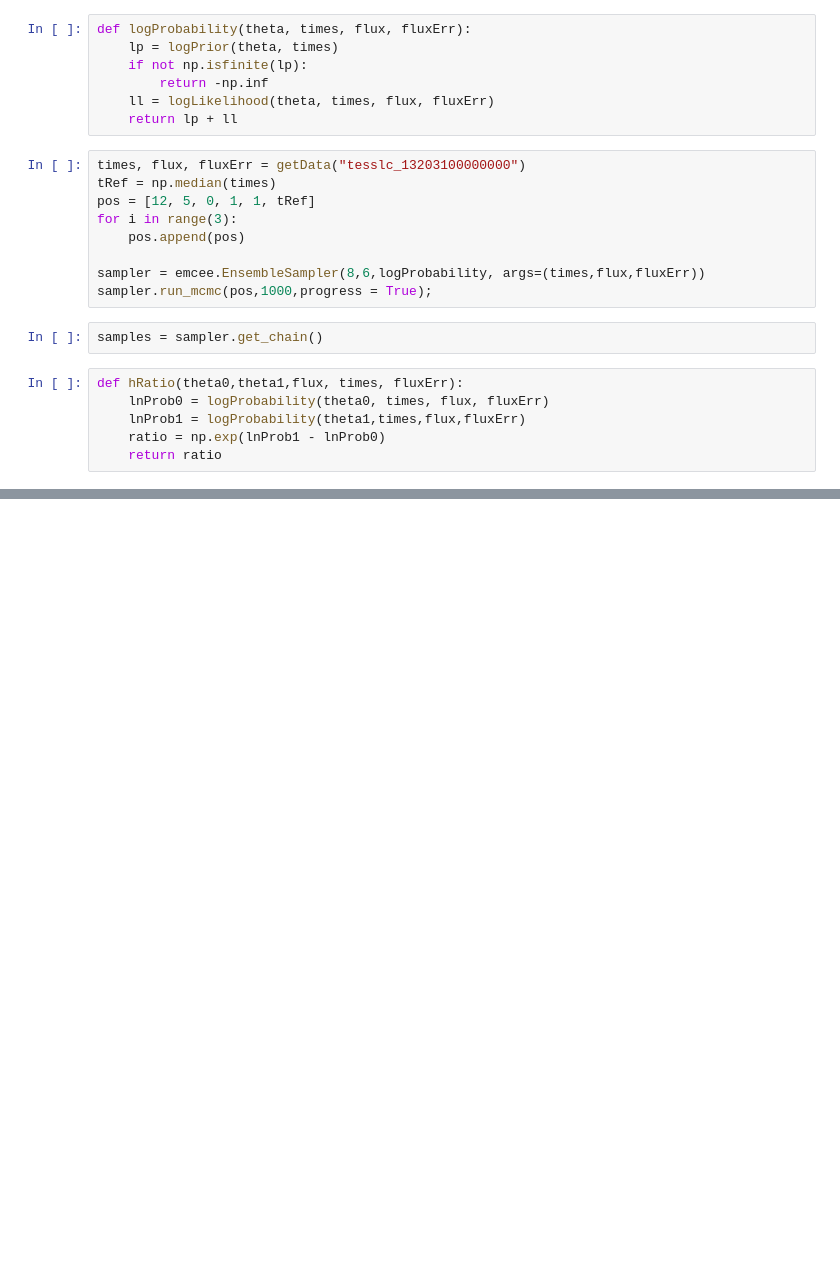
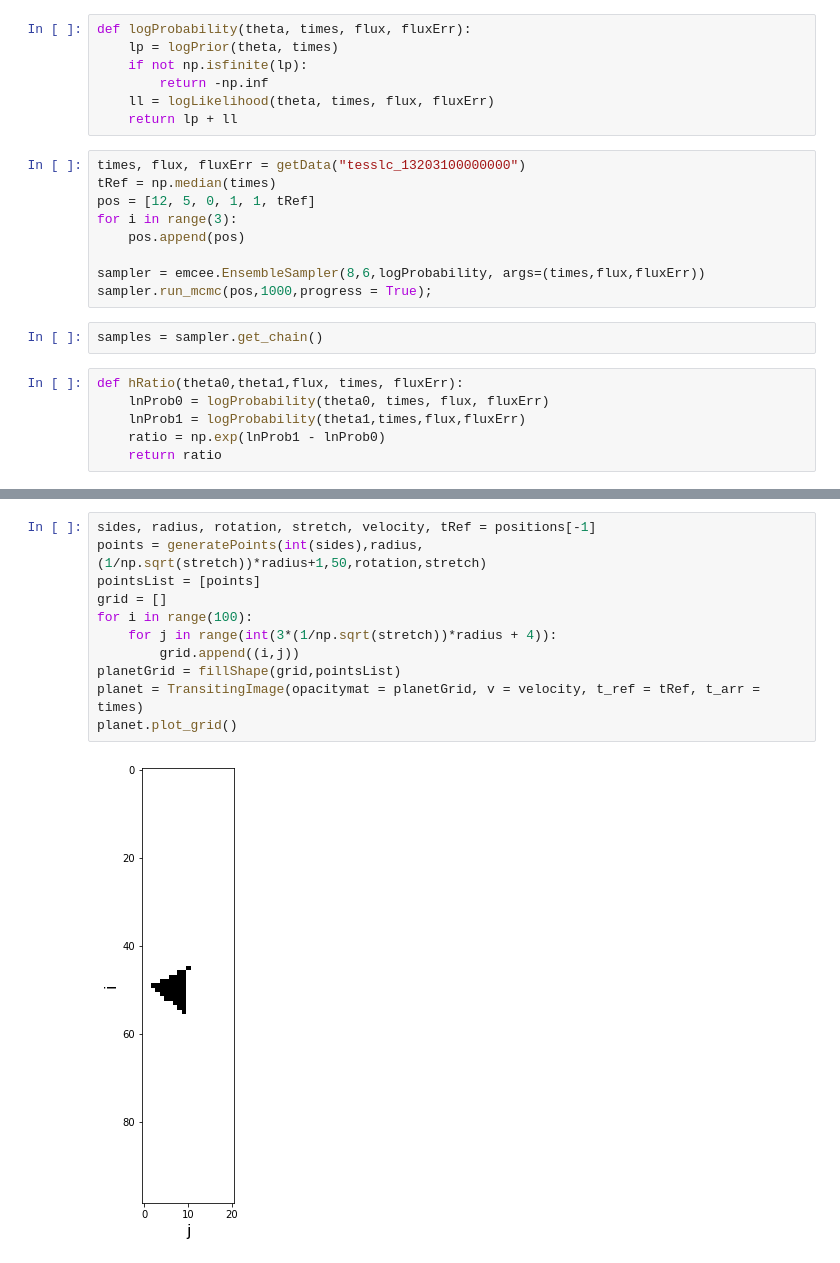
Before and after one commit to joshua-bromley/tessSignalInjection, a Jupyter notebook: mcmc/simpleSampler.ipynb, the cells around one changed output, grey strips where cells are left out. Cells and saved outputs as stored; diff of their text form; blank space fills up the shorter version.

```diff
--- a/mcmc/simpleSampler.ipynb
+++ b/mcmc/simpleSampler.ipynb
@@ -206,0 +218,13 @@ IndexError: index 0 is out of bounds for axis 0 with size 0
+# %%
+sides, radius, rotation, stretch, velocity, tRef = positions[-1]
+points = generatePoints(int(sides),radius,(1/np.sqrt(stretch))*radius+1,50,rotation,stretch)
+pointsList = [points]
+grid = []
+for i in range(100):
+    for j in range(int(3*(1/np.sqrt(stretch))*radius + 4)):
+        grid.append((i,j))
+planetGrid = fillShape(grid,pointsList)
+planet = TransitingImage(opacitymat = planetGrid, v = velocity, t_ref = tRef, t_arr = times)
+planet.plot_grid()
+# %% [output]
+[figure, added]
```
Also changed, not shown: parts of 10 cells of this notebook.
